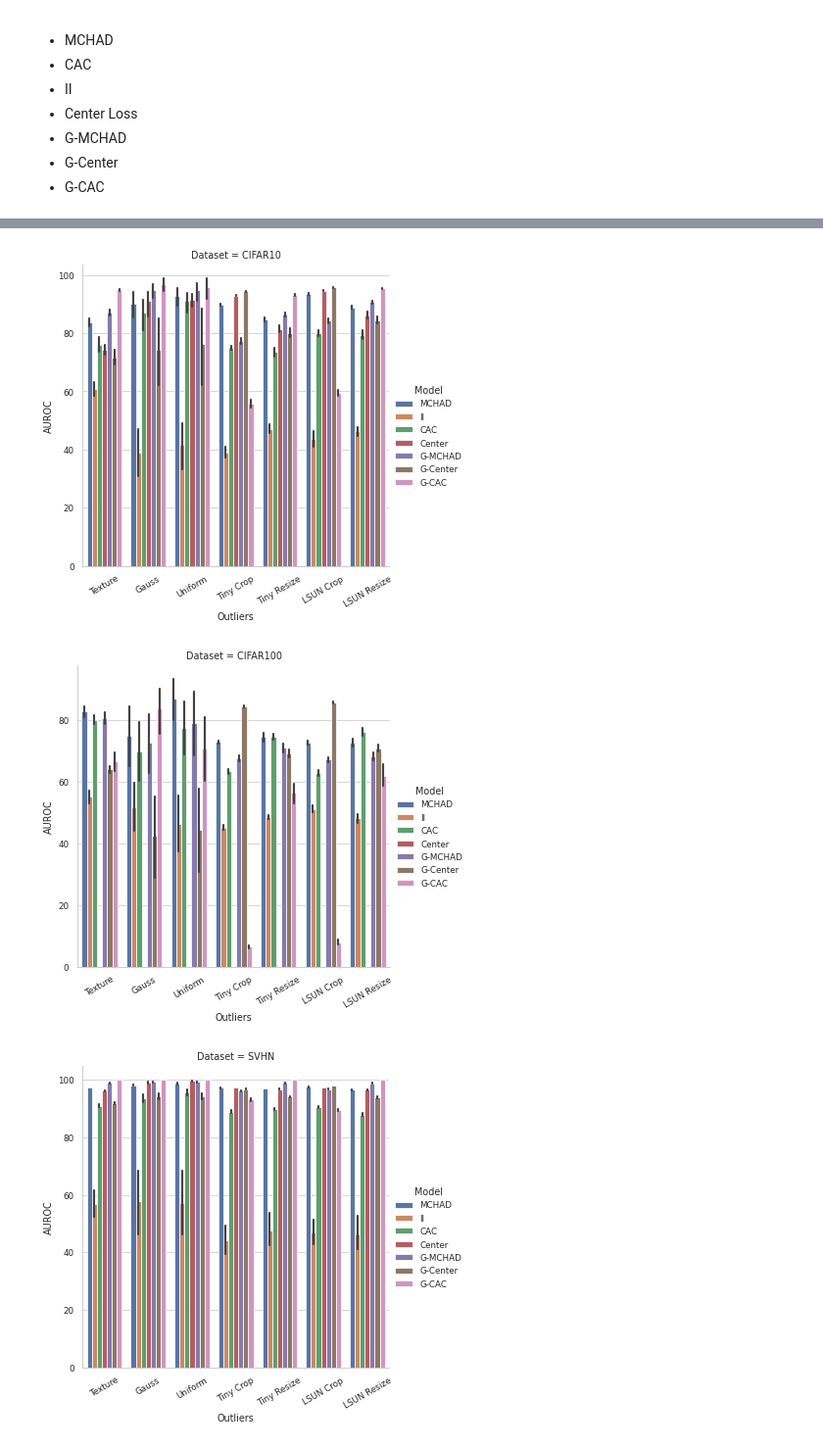
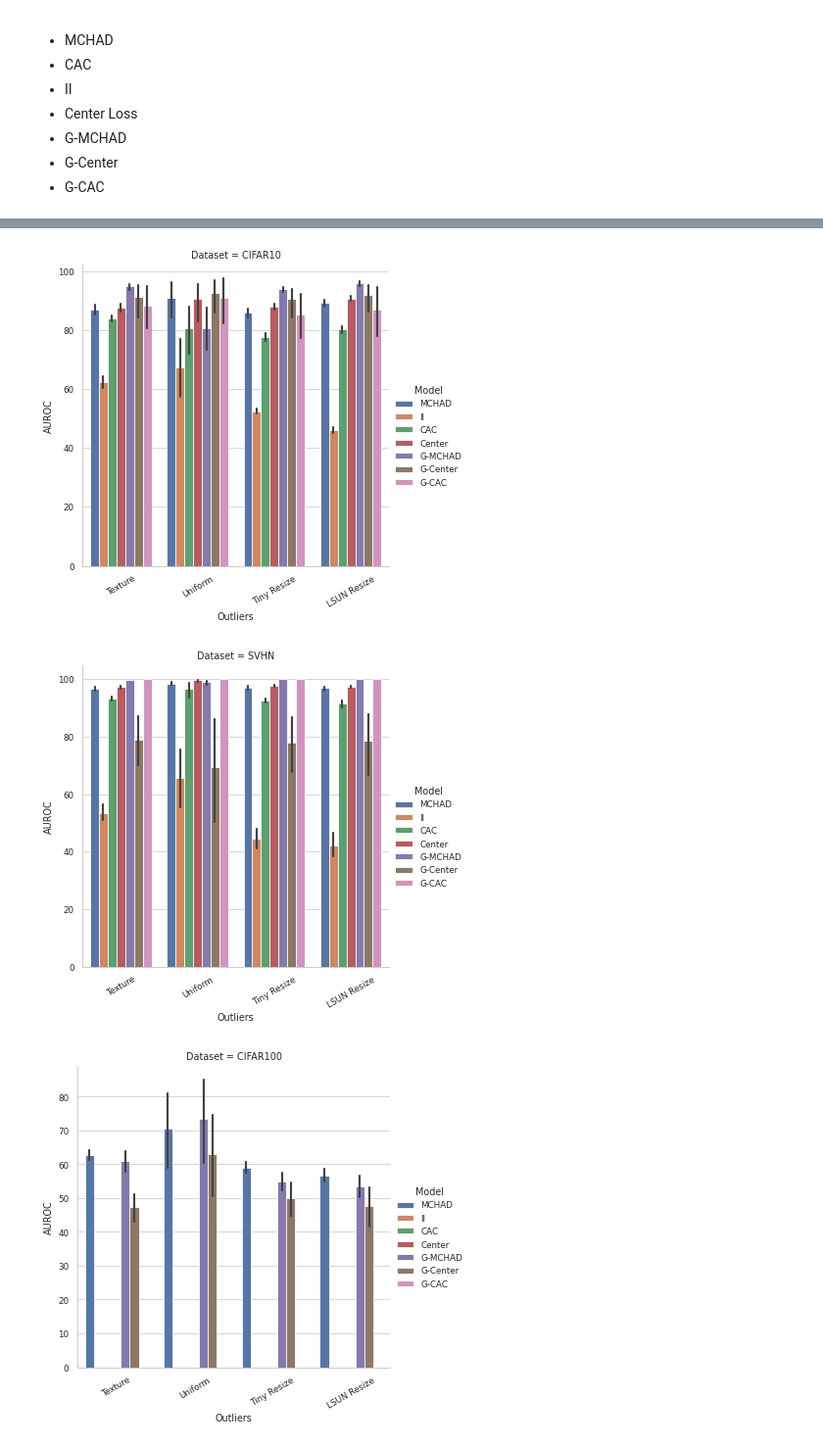
Before and after one commit to kkirchheim/mchad, a Jupyter notebook: notebooks/eval-new.ipynb, the cells around one changed output, grey strips where cells are left out. Shown at 98% size. Saved outputs shown, nothing was run; the diff lists cells and outputs as text; code cells hidden in the pictures.

```diff
--- a/notebooks/eval-new.ipynb
+++ b/notebooks/eval-new.ipynb
@@ -19,7 +19,7 @@ sb.set_style("whitegrid")
 sb.set_context("paper")
 # %%
 # root folder for experiment run
-root = "/run/media/ki/292b6fa6-3ffb-4b84-9ed3-6bf879e10535/kirchhei/newmchad/aggregated/"
+root = "/home/ki/projects/work/mchad/logs/multiruns/complete/04/21/"
 # %%
 # map test cases
 dataset_map = {
@@ -78,14 +78,13 @@ directories += [f"./svhn/ii/{i}" for i in range(21)]
 directories += [f"./cifar100/mchad/{i}" for i in range(21)]
 directories += [f"./cifar100/gmchad/{i}" for i in range(21)]
 directories += [f"./cifar100/gcenter/{i}" for i in range(21)]
-directories += [f"./cifar100/gcac/{i}" for i in range(21)]
-directories += [f"./cifar100/cac/{i}" for i in range(21)]
-directories += [f"./cifar100/ii/{i}" for i in range(21)]
+# directories += [f"./cifar100/gcac/{i}" for i in range(21)]
+# directories += [f"./cifar100/cac/{i}" for i in range(21)]
+# directories += [f"./cifar100/ii/{i}" for i in range(21)]
 # directories += [f"./cifar100/center/{i}" for i in range(21)]
 
 
-del directories[directories.index("./cifar100/cac/13")]
-
+# del directories[directories.index("./cifar100/cac/13")]
 directories += [f"./cifar10/mchad/{i}" for i in range(21)]
 directories += [f"./cifar10/center/{i}" for i in range(21)]
 directories += [f"./cifar10/gmchad/{i}" for i in range(21)]
@@ -241,3 +221,7 @@ df
+# %%
+# , "Tiny Crop", "LSUN Crop"
+df = df[df["Outliers"].isin(["Texture", "Tiny Resize", "LSUN Resize", "Uniform", "Gaussian"])]
+df = df.set_index(["Dataset", "Outliers", "Model"]).dropna()
 # %%
 from itertools import product
 datasets = ["SVHN", "CIFAR10", "CIFAR100"]
@@ -296,23 +280,23 @@ Dataset & Model &          &      &       &      &         &      &          &
 # %%
 methods = ["MCHAD", "II", "CAC", "Center", "G-MCHAD", "G-Center", "G-CAC"]
 
-for dataset in ["CIFAR10", "CIFAR100", "SVHN"]:
+for dataset in ["CIFAR10", "SVHN", "CIFAR100"]:
     g = sb.catplot(
         data=df.reset_index()[df.reset_index()["Dataset"] == dataset],
         x="Outliers",
         y="AUROC",
         kind="bar",
         hue="Model",
         col="Dataset",
         hue_order=methods
     )
     g.set_xticklabels(rotation=30)
     plt.savefig(f"out/single-auroc-{dataset}.png", dpi=300)
     plt.show()
 # %% [output]
-[figure, old version]
+[figure, new version]
-[figure, old version]
+[figure, new version]
-[figure, old version]
+[figure, new version]
 # %%
 tmp = df.reset_index().copy()
 # tmp = tmp[(tmp["Model"] == "MCHAD") | (tmp["Model"] == "G-MCHAD")| (tmp["Model"] == "G-CAC") | (tmp["Model"] == "G-Center")]
```
Also changed, not shown: parts of 6 cells of this notebook, 38 other files.
